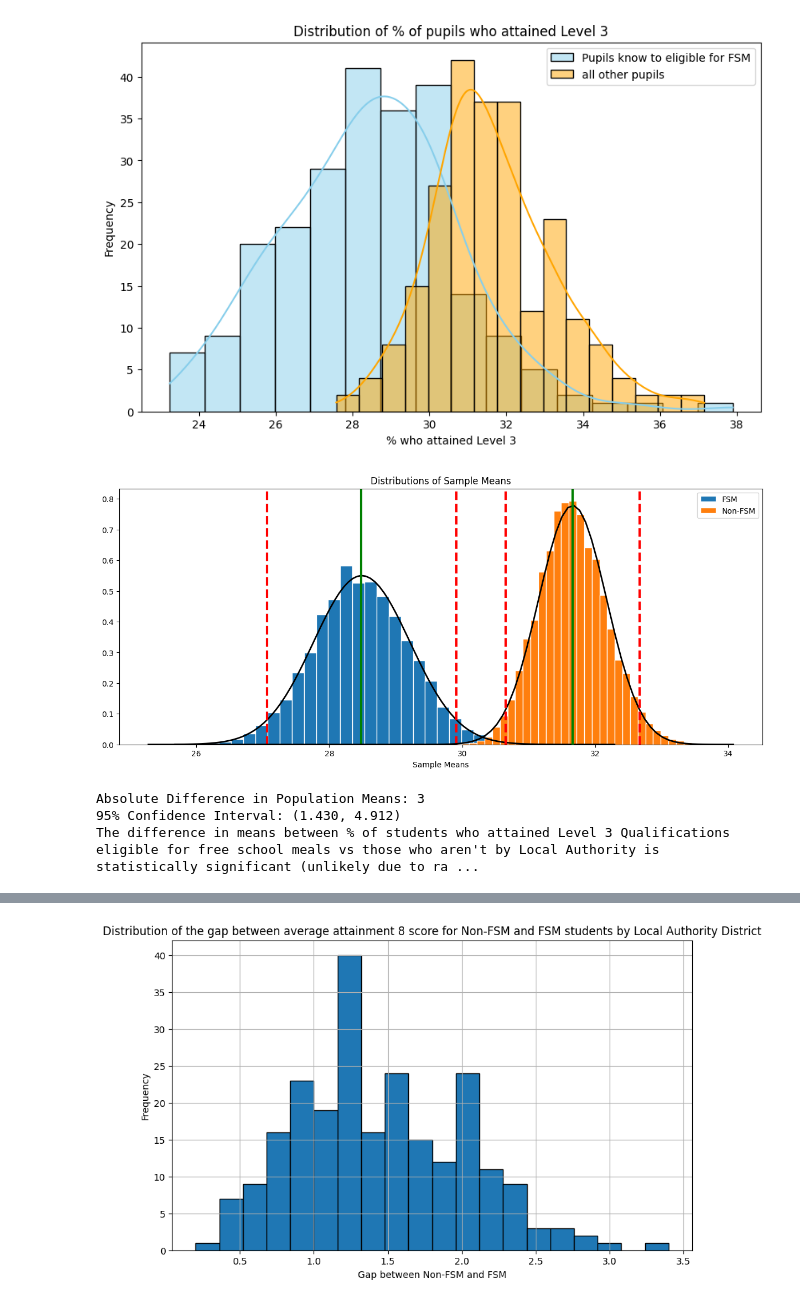
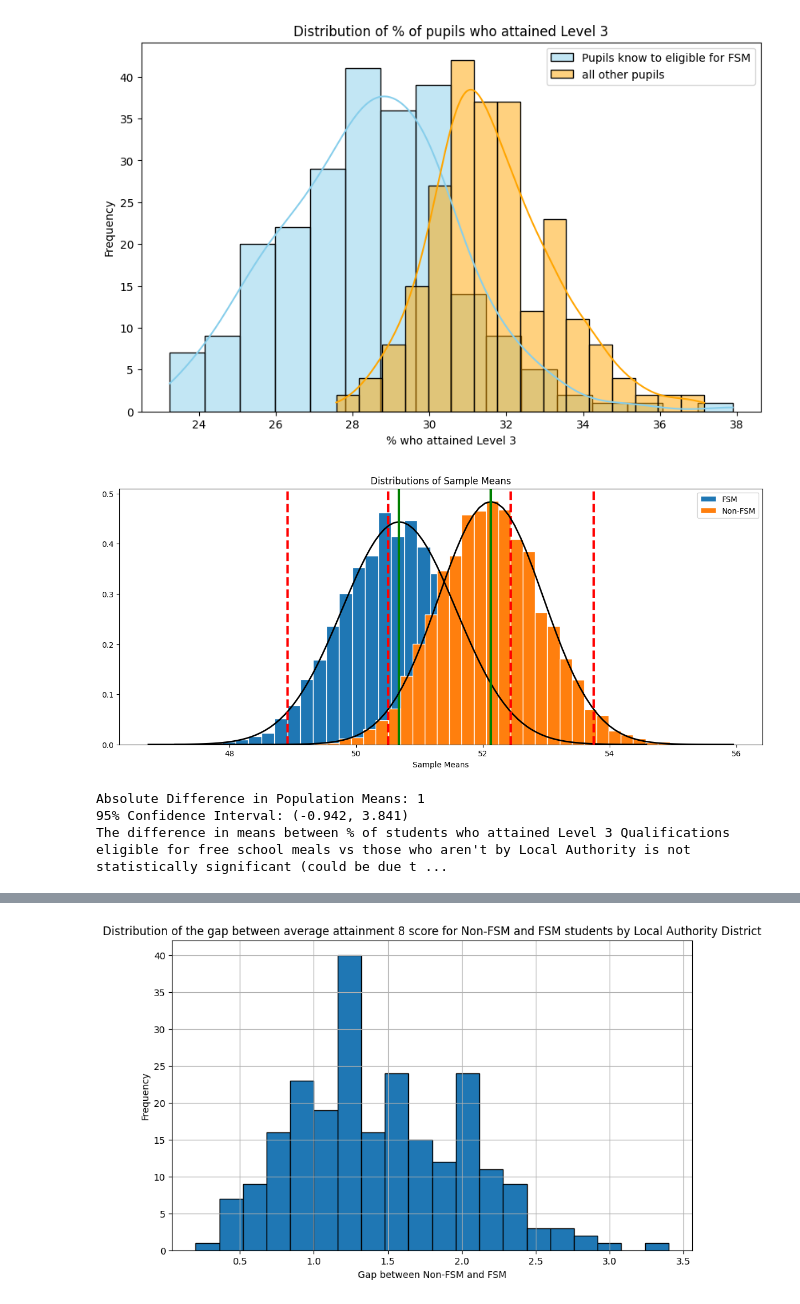
Before and after one commit to starrycarina/GW, a Jupyter notebook: Difference_in_Means_t_test.ipynb, the cells around one changed output, grey strips where cells are left out. Cells and saved outputs as stored; diff of their text form; code cells hidden in the pictures.

```diff
--- a/Difference_in_Means_t_test.ipynb
+++ b/Difference_in_Means_t_test.ipynb
@@ -156,36 +156,36 @@ def two_hist(groups, group_labs, xlab, title):
         plt.axvline(lower_ci, color='red', linestyle='dashed', linewidth=3)  # Assuming you want to plot lower_ci
         plt.axvline(upper_ci, color='red', linestyle='dashed', linewidth=3)  # Assuming you want to plot upper_ci
 
         group_means.append(np.mean(sample_means))
         group_ses.append(se)
 
     plt.legend()
     plt.show()
 
     # Calculate and return the absolute difference in population means
     diff_in_means = abs(group_means[0] - group_means[1])
     # Calculate 95% confidence interval for the difference
     pooled_se = np.sqrt(group_ses[0]**2 + group_ses[1]**2)
     ci_lower = diff_in_means - t.ppf(0.975, iterations - 1) * pooled_se  # Using t-distribution
     ci_upper = diff_in_means + t.ppf(0.975, iterations - 1) * pooled_se
 
     print(f"Absolute Difference in Population Means: {int(round(diff_in_means))}")
     print(f"95% Confidence Interval: ({ci_lower:.3f}, {ci_upper:.3f})")
 
     # Interpretation
     if ci_lower > 0:
         print("The difference in means between % of students who attained Level 3 Qualifications eligible for free school meals vs those who aren't by Local Authority is statistically significant (unlikely due to random chance).")
     else:
         print("The difference in means between % of students who attained Level 3 Qualifications eligible for free school meals vs those who aren't by Local Authority is not statistically significant (could be due to random chance).")
 
     return int(round(diff_in_means))
 
-fsm_data = SMI['Pupils known to be eligible for free school meals'].astype(float)
-non_fsm_data = SMI['All other pupils'].astype(float)
+fsm_data = SMI['Average attainment 8 score per pupil'].astype(float)
+non_fsm_data = SMI['Other pupils'].astype(float)
 
 difference = two_hist([fsm_data, non_fsm_data], ['FSM', 'Non-FSM'], 'Sample Means', 'Distributions of Sample Means')
 # %% [output]
-[figure, old version]
+[figure, new version]
-Absolute Difference in Population Means: 3
-95% Confidence Interval: (1.430, 4.912)
-The difference in means between % of students who attained Level 3 Qualifications eligible for free school meals vs those who aren't by Local Authority is statistically significant (unlikely due to ra ...
+Absolute Difference in Population Means: 1
+95% Confidence Interval: (-0.942, 3.841)
+The difference in means between % of students who attained Level 3 Qualifications eligible for free school meals vs those who aren't by Local Authority is not statistically significant (could be due t ...
```
Also changed, not shown: parts of 2 cells of this notebook.
